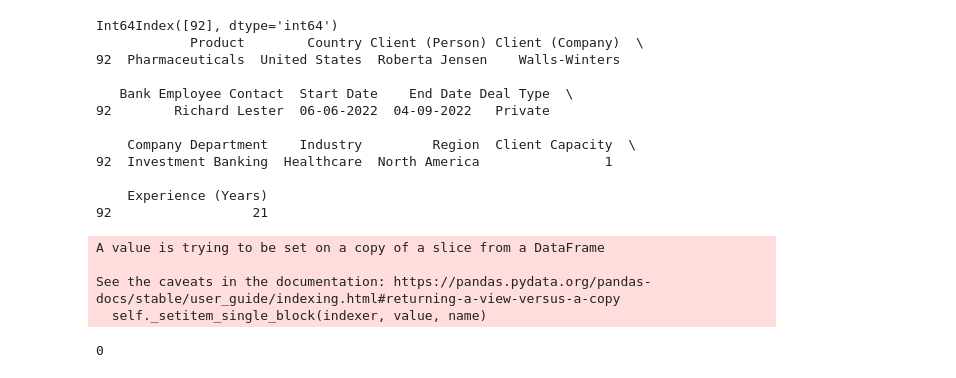
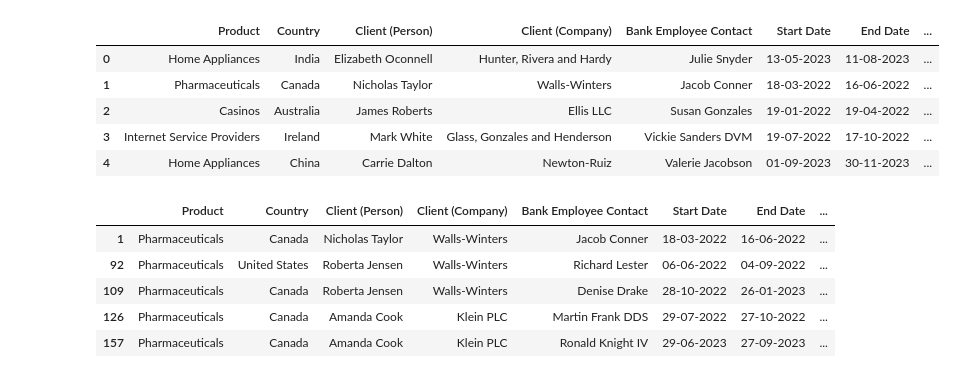
Before and after one commit to eshachaugule/Client-Deal-Referral-System, a Jupyter notebook: referrelbackend.ipynb, the cells around one changed output. Saved outputs shown, nothing was run; the diff lists cells and outputs as text; code cells hidden in the pictures.

```diff
--- a/referrelbackend.ipynb
+++ b/referrelbackend.ipynb
@@ -3,9 +3,6 @@ import pandas as pd
 
 deals = pd.read_csv("deals.csv", index_col = 0)
 employees = pd.read_csv("employees.csv", index_col = 0)
-
-merge1 = pd.concat([pd.merge(deals, employees, left_on = ['Bank Employee Contact'], right_on = ['Employee Name'], how = 'inner')])
-merge1.drop("Designation", inplace = True, axis = 1)
 
 merge = pd.concat([pd.merge(deals, employees, left_on = ['Bank Employee Contact'], right_on = ['Employee Name'], how = 'inner')])
 
@@ -13,13 +10,14 @@ merge = pd.concat([pd.merge(deals, employees, left_on = ['Bank Employee Contact'
 merge.drop("Country", inplace = True, axis = 1)
 merge.drop("Designation", inplace = True, axis = 1)
 
+merge.drop(merge[merge['Client (Person)'] == 'James Roberts'].index, inplace = True)
 preferred_deal_type = 'Private'
 merge_after_deal_type_pref = merge[merge["Deal Type"] == preferred_deal_type]
 
-preferred_product = 'Pharmaceuticals'
+preferred_product = 'Casions'
 merge_after_product_pref = merge_after_deal_type_pref[merge_after_deal_type_pref["Product"] == preferred_product]
 
-preferred_region = 'North America'
+preferred_region = 'Asia Pacific'
 merge_after_region_pref = merge_after_product_pref[merge_after_product_pref["Region"] == preferred_region]
 
 merge_after_sort = merge_after_region_pref.sort_values(by = ['Experience (Years)'], ascending = False)
@@ -29,26 +27,56 @@ for client in range(len(merge_after_sort.index)):
         var = merge_after_sort.iloc[[client]]
         #print(var)
         print(var.index)
-        print(merge1.iloc[var.index])
+        print(merge_after_sort.iloc[client].to_dict())
         merge_after_sort['Client Capacity'].iloc[client] = merge_after_sort['Client Capacity'].iloc[client] - 1
         break;
 
-merge_after_sort['Client Capacity'].iloc[client]
+#merge_after_sort['Client Capacity'].iloc[client]
-# %% [output]
-Int64Index([92], dtype='int64')
-            Product        Country Client (Person) Client (Company)  \
-92  Pharmaceuticals  United States  Roberta Jensen    Walls-Winters
-
-   Bank Employee Contact  Start Date    End Date Deal Type  \
-92        Richard Lester  06-06-2022  04-09-2022   Private
-
-    Company Department    Industry         Region  Client Capacity  \
-92  Investment Banking  Healthcare  North America                1
-
-    Experience (Years)
-92                  21
-A value is trying to be set on a copy of a slice from a DataFrame
-
-See the caveats in the documentation: https://pandas.pydata.org/pandas-docs/stable/user_guide/indexing.html#returning-a-view-versus-a-copy
-  self._setitem_single_block(indexer, value, name)
-0
+# %%
+import pandas as pd
+
+deals = pd.read_csv("deals.csv", index_col = 0)
+employees = pd.read_csv("employees.csv", index_col = 0)
+# %%
+merge = pd.concat([pd.merge(deals, employees, left_on = ['Bank Employee Contact'], right_on = ['Employee Name'], how = 'inner')])
+#merge.drop("Designation", inplace = True, axis = 1)
+# %%
+merge.head()
+# %% [output]
+|  | Product | Country | Client (Person) | Client (Company) | Bank Employee Contact | Start Date | End Date | ... |
+| 0 | Home Appliances | India | Elizabeth Oconnell | Hunter, Rivera and Hardy | Julie Snyder | 13-05-2023 | 11-08-2023 | ... |
+| 1 | Pharmaceuticals | Canada | Nicholas Taylor | Walls-Winters | Jacob Conner | 18-03-2022 | 16-06-2022 | ... |
+| 2 | Casinos | Australia | James Roberts | Ellis LLC | Susan Gonzales | 19-01-2022 | 19-04-2022 | ... |
+| 3 | Internet Service Providers | Ireland | Mark White | Glass, Gonzales and Henderson | Vickie Sanders DVM | 19-07-2022 | 17-10-2022 | ... |
+| 4 | Home Appliances | China | Carrie Dalton | Newton-Ruiz | Valerie Jacobson | 01-09-2023 | 30-11-2023 | ... |
+# %%
+import pandas as pd
+
+deals = pd.read_csv("deals.csv", index_col = 0)
+employees = pd.read_csv("employees.csv", index_col = 0)
+
+merge1 = pd.concat([pd.merge(deals, employees, left_on = ['Bank Employee Contact'], right_on = ['Employee Name'], how = 'inner')])
+merge1.drop("Designation", inplace = True, axis = 1)
+
+merge = pd.concat([pd.merge(deals, employees, left_on = ['Bank Employee Contact'], right_on = ['Employee Name'], how = 'inner')])
+
+
+merge.drop("Designation", inplace = True, axis = 1)
+
+preferred_deal_type = 'Private'
+merge_after_deal_type_pref = merge[merge["Deal Type"] == preferred_deal_type]
+
+preferred_product = 'Pharmaceuticals'
+merge_after_product_pref = merge_after_deal_type_pref[merge_after_deal_type_pref["Product"] == preferred_product]
+
+preferred_region = 'North America'
+merge_after_region_pref = merge_after_product_pref[merge_after_product_pref["Region"] == preferred_region]
+
+merge_after_region_pref.head()
+# %% [output]
+|  | Product | Country | Client (Person) | Client (Company) | Bank Employee Contact | Start Date | End Date | ... |
+| 1 | Pharmaceuticals | Canada | Nicholas Taylor | Walls-Winters | Jacob Conner | 18-03-2022 | 16-06-2022 | ... |
+| 92 | Pharmaceuticals | United States | Roberta Jensen | Walls-Winters | Richard Lester | 06-06-2022 | 04-09-2022 | ... |
+| 109 | Pharmaceuticals | Canada | Roberta Jensen | Walls-Winters | Denise Drake | 28-10-2022 | 26-01-2023 | ... |
+| 126 | Pharmaceuticals | Canada | Amanda Cook | Klein PLC | Martin Frank DDS | 29-07-2022 | 27-10-2022 | ... |
+| 157 | Pharmaceuticals | Canada | Amanda Cook | Klein PLC | Ronald Knight IV | 29-06-2023 | 27-09-2023 | ... |
```
Also changed, not shown: parts of 10 cells of this notebook, 41 other files.
